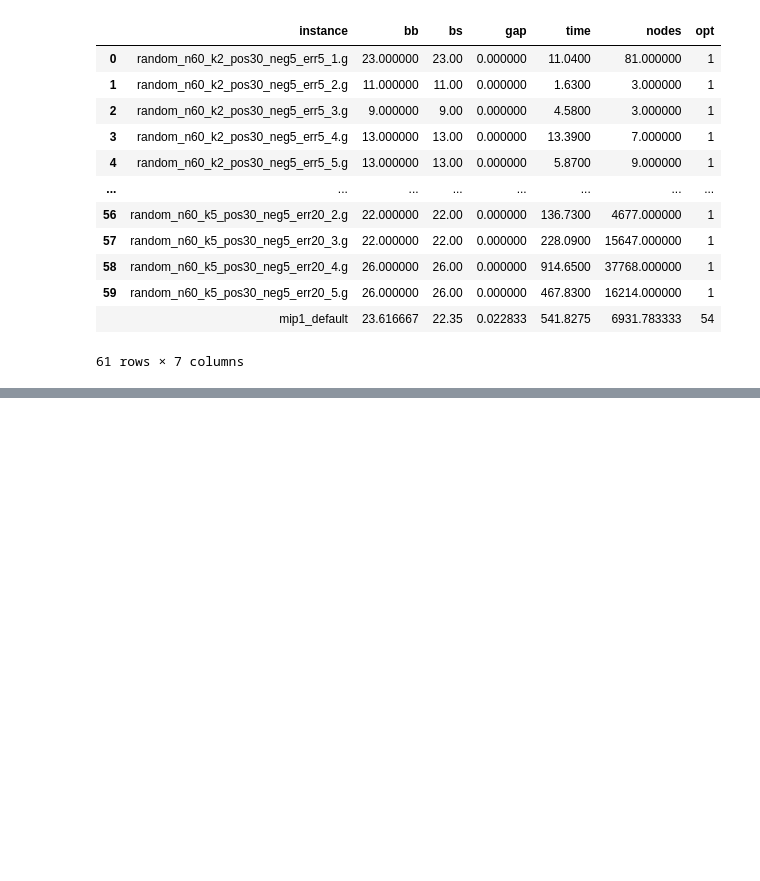
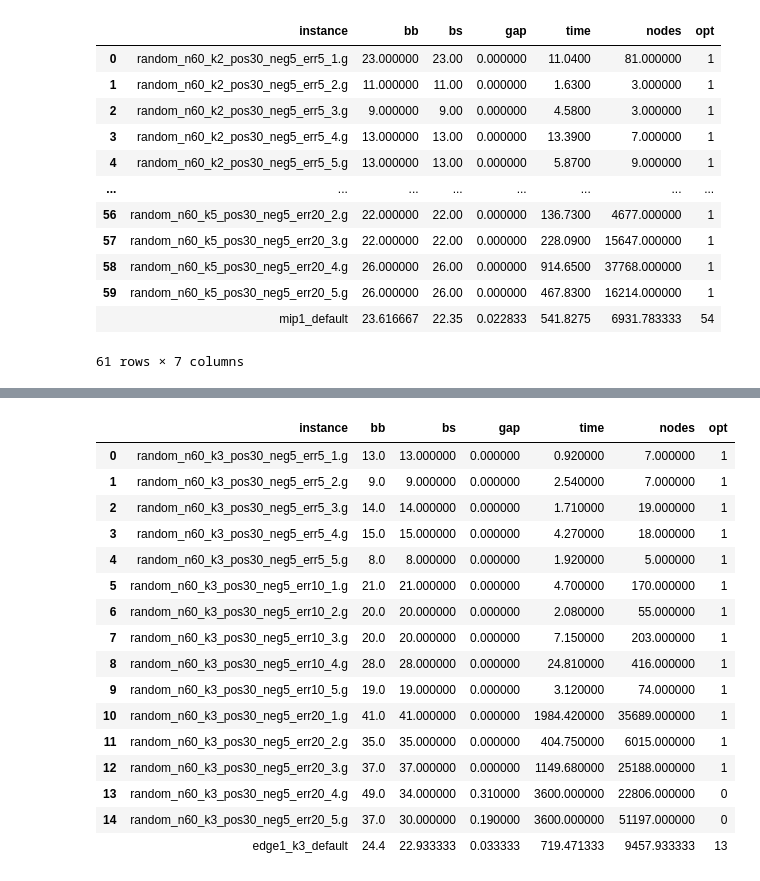
Before and after one commit to jesusossian/edge_signed_graph, a Jupyter notebook: result/n60_edge1_signed.ipynb, the cells around one changed output, grey strips where cells are left out. Saved outputs shown, nothing was run; the diff lists cells and outputs as text; code cells hidden in the pictures; blank space fills up the shorter version.

```diff
--- a/result/n60_edge1_signed.ipynb
+++ b/result/n60_edge1_signed.ipynb
@@ -235,0 +366,46 @@ resume & 3.35 & 0.77 & 3541.19 & 27123.52 & 1 \\
+# %%
+form_ = "edge1"
+method_ = "mip"
+
+file=f"edge1/{method_}_n{n_}_k3_{form_}_signed_default.txt"
+
+df = pd.DataFrame()
+df = pd.read_csv(file,header=None,sep=';')
+
+mip1_n60 = pd.DataFrame()
+mip1_n60 = pd.concat([mip1_n60, df], ignore_index=True)
+mip1_n60.columns = ['instance','bb','bs','gap','time','nodes','opt']
+#mip_n60
+
+tab = pd.DataFrame({
+    'instance':"edge1_k3_default",
+    'bb':mip1_n60['bb'].mean(),
+    'bs':mip1_n60['bs'].mean(),
+    'gap':mip1_n60['gap'].mean(),
+    'time':mip1_n60['time'].mean(),
+    'nodes':mip1_n60['nodes'].mean(),
+    'opt':mip1_n60['opt'].sum()
+    },index=[""]
+)
+
+mip1_n60 = pd.concat([mip1_n60,tab])
+mip1_n60['instance'] = mip1_n60['instance'].str.replace('data/kmbs/RANDOM/random_','')
+mip1_n60
+# %% [output]
+|  | instance | bb | bs | gap | time | nodes | opt |
+| 0 | random_n60_k3_pos30_neg5_err5_1.g | 13.0 | 13.000000 | 0.000000 | 0.920000 | 7.000000 | 1 |
+| 1 | random_n60_k3_pos30_neg5_err5_2.g | 9.0 | 9.000000 | 0.000000 | 2.540000 | 7.000000 | 1 |
+| 2 | random_n60_k3_pos30_neg5_err5_3.g | 14.0 | 14.000000 | 0.000000 | 1.710000 | 19.000000 | 1 |
+| 3 | random_n60_k3_pos30_neg5_err5_4.g | 15.0 | 15.000000 | 0.000000 | 4.270000 | 18.000000 | 1 |
+| 4 | random_n60_k3_pos30_neg5_err5_5.g | 8.0 | 8.000000 | 0.000000 | 1.920000 | 5.000000 | 1 |
+| 5 | random_n60_k3_pos30_neg5_err10_1.g | 21.0 | 21.000000 | 0.000000 | 4.700000 | 170.000000 | 1 |
+| 6 | random_n60_k3_pos30_neg5_err10_2.g | 20.0 | 20.000000 | 0.000000 | 2.080000 | 55.000000 | 1 |
+| 7 | random_n60_k3_pos30_neg5_err10_3.g | 20.0 | 20.000000 | 0.000000 | 7.150000 | 203.000000 | 1 |
+| 8 | random_n60_k3_pos30_neg5_err10_4.g | 28.0 | 28.000000 | 0.000000 | 24.810000 | 416.000000 | 1 |
+| 9 | random_n60_k3_pos30_neg5_err10_5.g | 19.0 | 19.000000 | 0.000000 | 3.120000 | 74.000000 | 1 |
+| 10 | random_n60_k3_pos30_neg5_err20_1.g | 41.0 | 41.000000 | 0.000000 | 1984.420000 | 35689.000000 | 1 |
+| 11 | random_n60_k3_pos30_neg5_err20_2.g | 35.0 | 35.000000 | 0.000000 | 404.750000 | 6015.000000 | 1 |
+| 12 | random_n60_k3_pos30_neg5_err20_3.g | 37.0 | 37.000000 | 0.000000 | 1149.680000 | 25188.000000 | 1 |
+| 13 | random_n60_k3_pos30_neg5_err20_4.g | 49.0 | 34.000000 | 0.310000 | 3600.000000 | 22806.000000 | 0 |
+| 14 | random_n60_k3_pos30_neg5_err20_5.g | 37.0 | 30.000000 | 0.190000 | 3600.000000 | 51197.000000 | 0 |
+|  | edge1_k3_default | 24.4 | 22.933333 | 0.033333 | 719.471333 | 9457.933333 | 13 |
```
Also changed, not shown: parts of 43 cells of this notebook, 38 other files.
